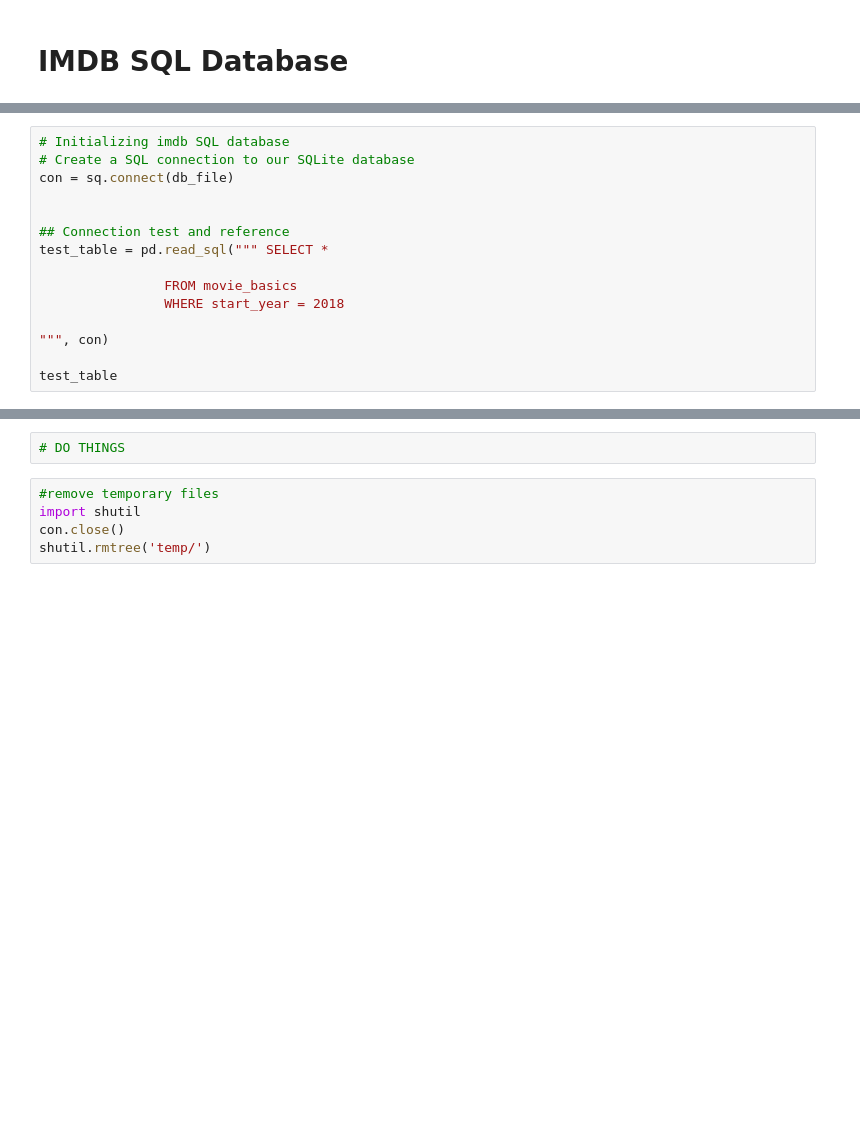
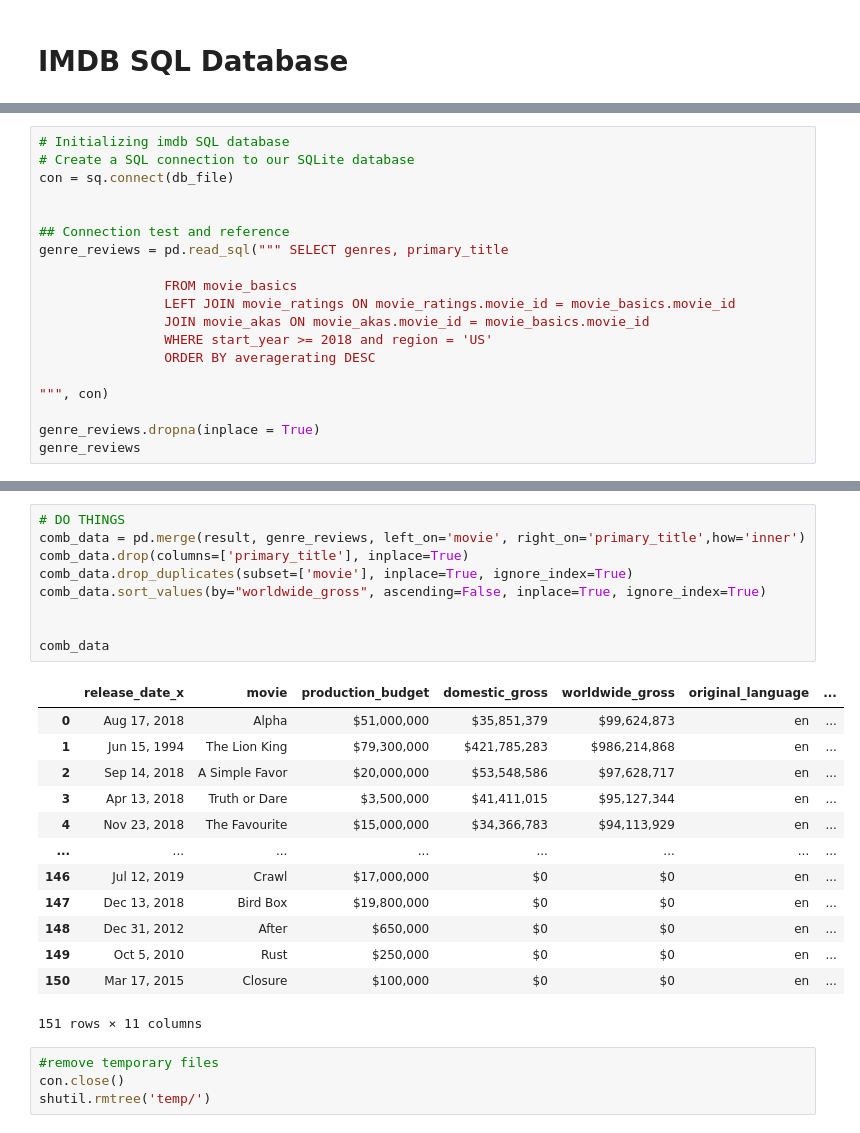
Before and after one commit to timiadejumo/phase1_group_project, a Jupyter notebook: br_budget_analysis.ipynb, the cells around one changed output, grey strips where cells are left out. Saved outputs shown, nothing was run; the diff lists cells and outputs as text; blank space fills up the shorter version.

```diff
--- a/br_budget_analysis.ipynb
+++ b/br_budget_analysis.ipynb
@@ -106,11 +119,15 @@ con = sq.connect(db_file)
 
 
 ## Connection test and reference
-test_table = pd.read_sql(""" SELECT *
+genre_reviews = pd.read_sql(""" SELECT genres, primary_title
 
                 FROM movie_basics
-                WHERE start_year = 2018
+                LEFT JOIN movie_ratings ON movie_ratings.movie_id = movie_basics.movie_id
+                JOIN movie_akas ON movie_akas.movie_id = movie_basics.movie_id
+                WHERE start_year >= 2018 and region = 'US'
+                ORDER BY averagerating DESC
 
 """, con)
 
-test_table
+genre_reviews.dropna(inplace = True)
+genre_reviews
@@ -117,7 +148,27 @@ test_table
 # %%
 # DO THINGS
+comb_data = pd.merge(result, genre_reviews, left_on='movie', right_on='primary_title',how='inner')
+comb_data.drop(columns=['primary_title'], inplace=True)
+comb_data.drop_duplicates(subset=['movie'], inplace=True, ignore_index=True)
+comb_data.sort_values(by="worldwide_gross", ascending=False, inplace=True, ignore_index=True)
+
+
+comb_data
+# %% [output]
+|  | release_date_x | movie | production_budget | domestic_gross | worldwide_gross | original_language | ... |
+| 0 | Aug 17, 2018 | Alpha | $51,000,000 | $35,851,379 | $99,624,873 | en | ... |
+| 1 | Jun 15, 1994 | The Lion King | $79,300,000 | $421,785,283 | $986,214,868 | en | ... |
+| 2 | Sep 14, 2018 | A Simple Favor | $20,000,000 | $53,548,586 | $97,628,717 | en | ... |
+| 3 | Apr 13, 2018 | Truth or Dare | $3,500,000 | $41,411,015 | $95,127,344 | en | ... |
+| 4 | Nov 23, 2018 | The Favourite | $15,000,000 | $34,366,783 | $94,113,929 | en | ... |
+| ... | ... | ... | ... | ... | ... | ... | ... |
+| 146 | Jul 12, 2019 | Crawl | $17,000,000 | $0 | $0 | en | ... |
+| 147 | Dec 13, 2018 | Bird Box | $19,800,000 | $0 | $0 | en | ... |
+| 148 | Dec 31, 2012 | After | $650,000 | $0 | $0 | en | ... |
+| 149 | Oct 5, 2010 | Rust | $250,000 | $0 | $0 | en | ... |
+| 150 | Mar 17, 2015 | Closure | $100,000 | $0 | $0 | en | ... |
+151 rows × 11 columns
 # %%
 #remove temporary files
-import shutil
 con.close()
 shutil.rmtree('temp/')
```
Also changed, not shown: parts of 9 cells of this notebook.
